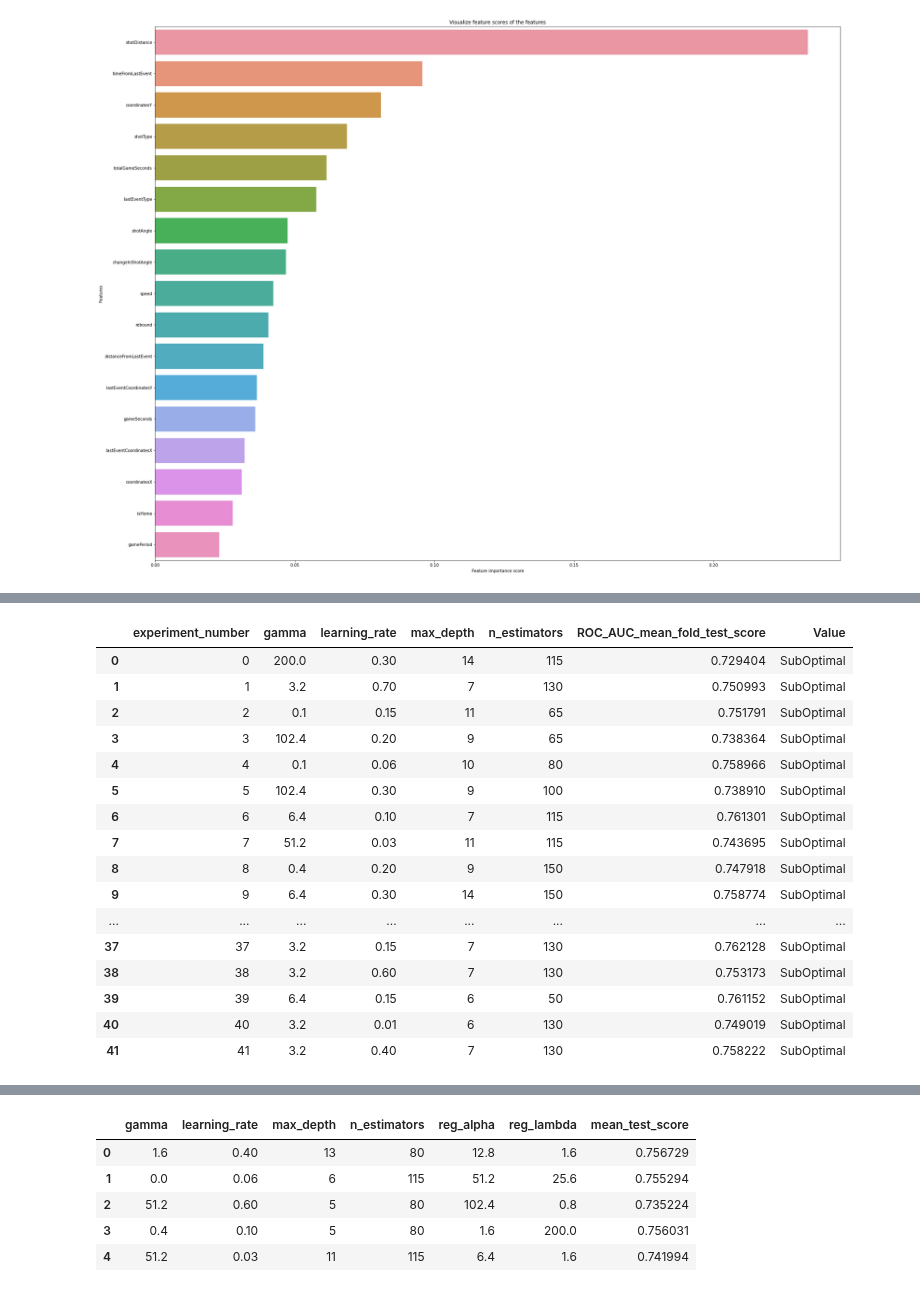
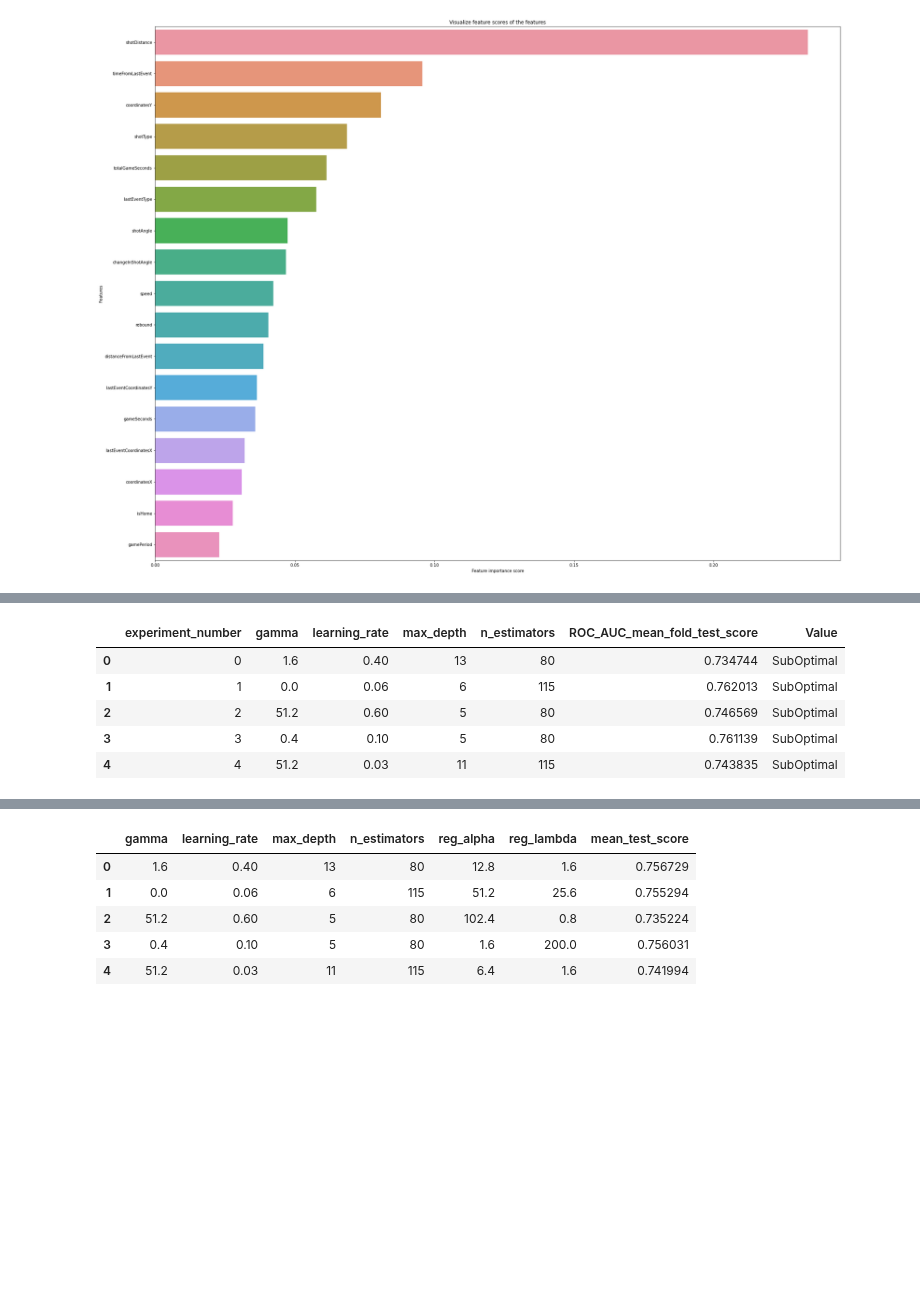
Before and after one commit to M0rph3e/ift6758-project-main, a Jupyter notebook: notebooks/XGBoost_question5.ipynb, the cells around one changed output, grey strips where cells are left out. Cells and saved outputs as stored; diff of their text form; code cells hidden in the pictures; blank space fills up the shorter version.

```diff
--- a/notebooks/XGBoost_question5.ipynb
+++ b/notebooks/XGBoost_question5.ipynb
@@ -485,25 +570,14 @@ df_plotly["Value"]="SubOptimal"
 # Ref: https://stackoverflow.com/a/34162576
 df_plotly.loc[(df_plotly[list(bp)]==pd.Series(bp)).all(axis=1),"Value"]="Best"
 # %%
-df_plotly
+df_plotly.head()
 # %% [output]
 |  | experiment_number | gamma | learning_rate | max_depth | n_estimators | ROC_AUC_mean_fold_test_score | Value |
-| 0 | 0 | 200.0 | 0.30 | 14 | 115 | 0.729404 | SubOptimal |
-| 1 | 1 | 3.2 | 0.70 | 7 | 130 | 0.750993 | SubOptimal |
-| 2 | 2 | 0.1 | 0.15 | 11 | 65 | 0.751791 | SubOptimal |
-| 3 | 3 | 102.4 | 0.20 | 9 | 65 | 0.738364 | SubOptimal |
-| 4 | 4 | 0.1 | 0.06 | 10 | 80 | 0.758966 | SubOptimal |
-| 5 | 5 | 102.4 | 0.30 | 9 | 100 | 0.738910 | SubOptimal |
-| 6 | 6 | 6.4 | 0.10 | 7 | 115 | 0.761301 | SubOptimal |
-| 7 | 7 | 51.2 | 0.03 | 11 | 115 | 0.743695 | SubOptimal |
-| 8 | 8 | 0.4 | 0.20 | 9 | 150 | 0.747918 | SubOptimal |
-| 9 | 9 | 6.4 | 0.30 | 14 | 150 | 0.758774 | SubOptimal |
-| ... | ... | ... | ... | ... | ... | ... | ... |
-| 37 | 37 | 3.2 | 0.15 | 7 | 130 | 0.762128 | SubOptimal |
-| 38 | 38 | 3.2 | 0.60 | 7 | 130 | 0.753173 | SubOptimal |
-| 39 | 39 | 6.4 | 0.15 | 6 | 50 | 0.761152 | SubOptimal |
-| 40 | 40 | 3.2 | 0.01 | 6 | 130 | 0.749019 | SubOptimal |
-| 41 | 41 | 3.2 | 0.40 | 7 | 130 | 0.758222 | SubOptimal |
+| 0 | 0 | 1.6 | 0.40 | 13 | 80 | 0.734744 | SubOptimal |
+| 1 | 1 | 0.0 | 0.06 | 6 | 115 | 0.762013 | SubOptimal |
+| 2 | 2 | 51.2 | 0.60 | 5 | 80 | 0.746569 | SubOptimal |
+| 3 | 3 | 0.4 | 0.10 | 5 | 80 | 0.761139 | SubOptimal |
+| 4 | 4 | 51.2 | 0.03 | 11 | 115 | 0.743835 | SubOptimal |
 # %%
 bp
 # %% [output]
```
Also changed, not shown: parts of 35 cells of this notebook, 11 other files.
